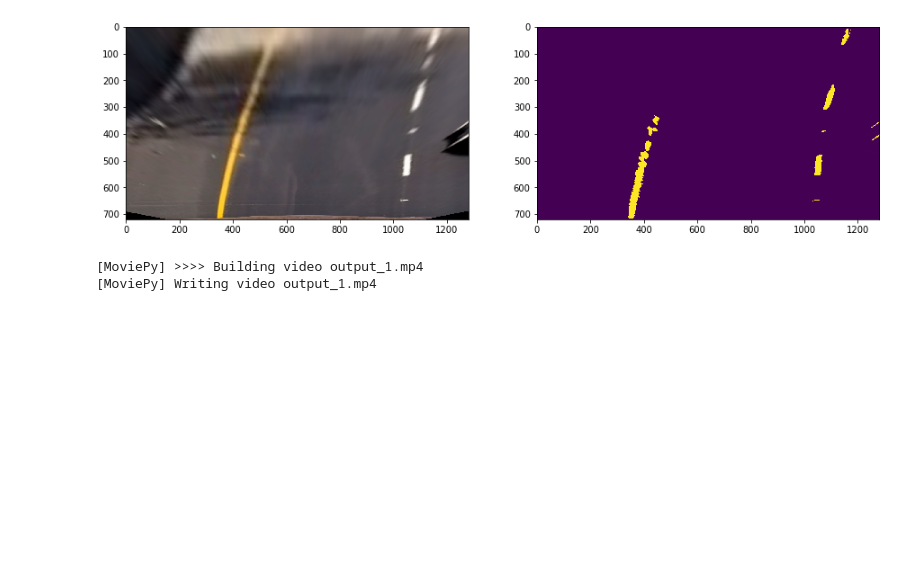
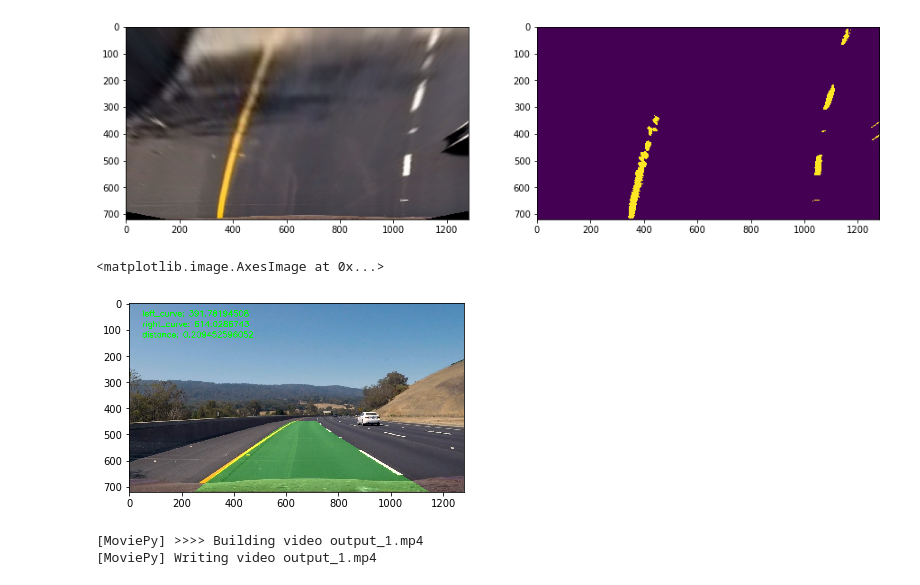
Before and after one commit to BenRR/Car-P4, a Jupyter notebook: pipeline.ipynb, the cells around one changed output. Drawn from its saved outputs; the diff is of its cells as text; code cells hidden in the pictures; blank space fills up the shorter version.

```diff
--- a/pipeline.ipynb
+++ b/pipeline.ipynb
@@ -147,6 +147,11 @@ ax4.imshow(out_image)
 [figure]
 <matplotlib.figure.Figure at 0x...>
 [figure]
+# %%
+plt.imshow(out_image)
+# %% [output]
+<matplotlib.image.AxesImage at 0x...>
+[figure, added]
 # %%
 def process_video(video_file):
     lane_line = Line()
```
Also changed, not shown: 6 other files.
